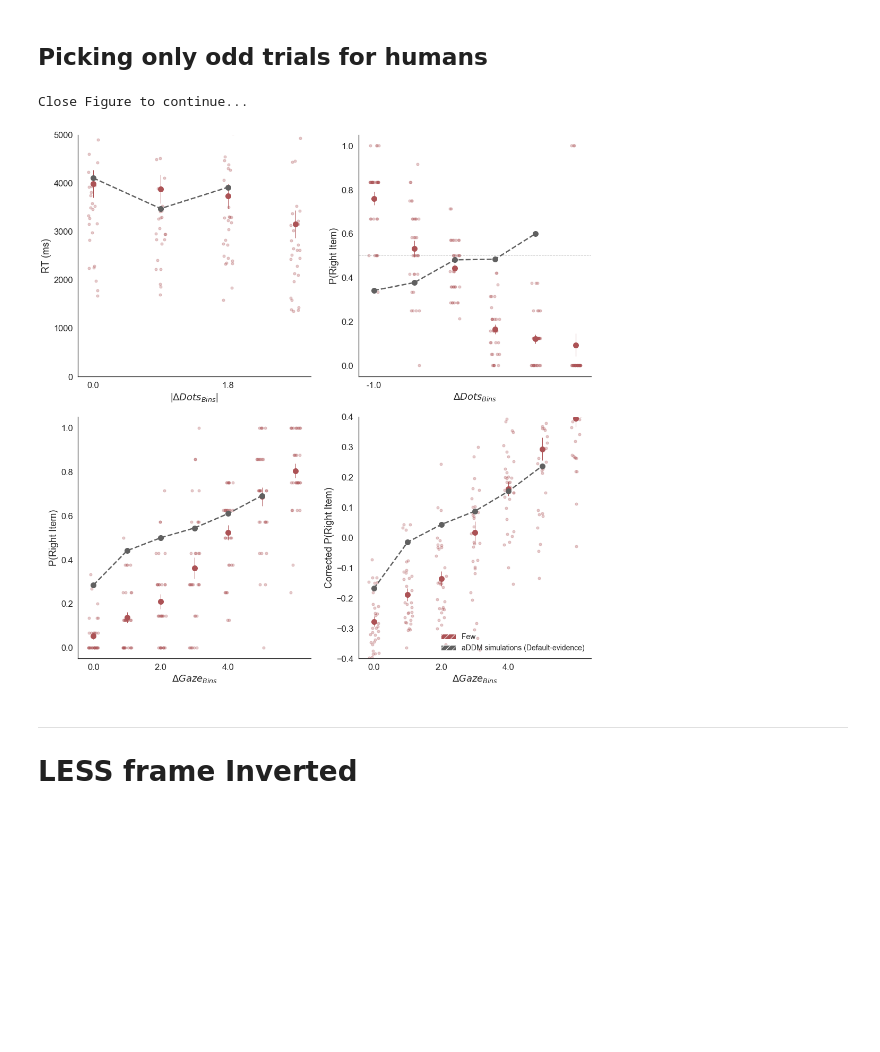
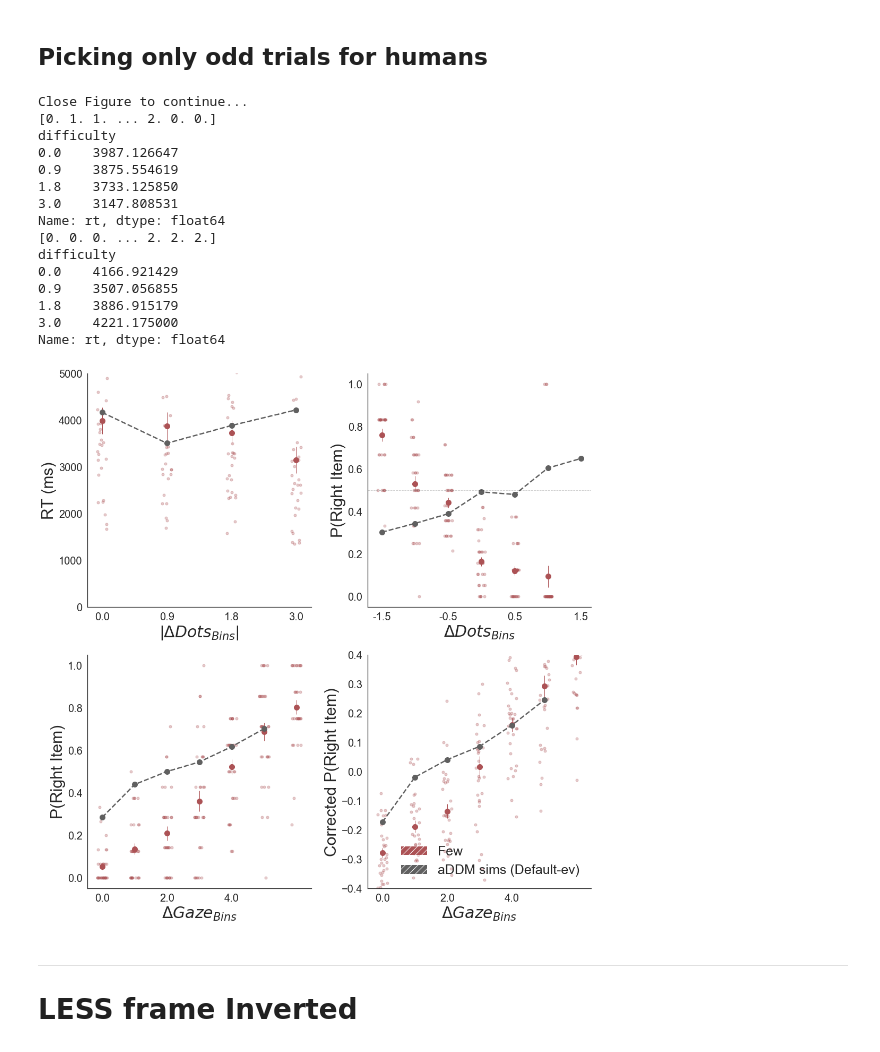
Before and after one commit to pradysepulveda/glamDDM_PF2019, a Jupyter notebook: PF2019_PrettyPlots_aDDM.ipynb, the cells around one changed output. Saved outputs shown, nothing was run; the diff lists cells and outputs as text; code cells hidden in the pictures; blank space fills up the shorter version.

```diff
--- a/PF2019_PrettyPlots_aDDM.ipynb
+++ b/PF2019_PrettyPlots_aDDM.ipynb
@@ -116,13 +128,27 @@ aDDM_human = aDDM_human.rename(index=str, columns={ 'parcode':'subject' ,"item_l
 aDDM_human_even = aDDM_human.iloc[np.arange(0, len(aDDM_human), 2)].copy()
 # %%
 print('Close Figure to continue...')
-glam.plots_pretty_aDDM.plot_fit(aDDM_human_even, [aDDM_prediction], color_data = '#AC5255',label1 = 'Few ',label2 = 'aDDM simulations (Default-evidence)');
+glam.plots_pretty_aDDM.plot_fit(aDDM_human_even, [aDDM_prediction], color_data = '#AC5255',label1 = 'Few ',label2 = 'aDDM sims (Default-ev)');
 plt.savefig(str('SavedFigures/PF2019aDDM_simulations_Less.png'), dpi = 200 )
 
 plt.show()
 # %% [output]
 Close Figure to continue...
+[0. 1. 1. ... 2. 0. 0.]
+difficulty
+0.0    3987.126647
+0.9    3875.554619
+1.8    3733.125850
+3.0    3147.808531
+Name: rt, dtype: float64
+[0. 0. 0. ... 2. 2. 2.]
+difficulty
+0.0    4166.921429
+0.9    3507.056855
+1.8    3886.915179
+3.0    4221.175000
+Name: rt, dtype: float64
-[figure, old version]
+[figure, new version]
 # %% [markdown]
 ---------------------------------------------------------
 # LESS frame Inverted
```
Also changed, not shown: parts of 3 cells of this notebook, 49 other files.
